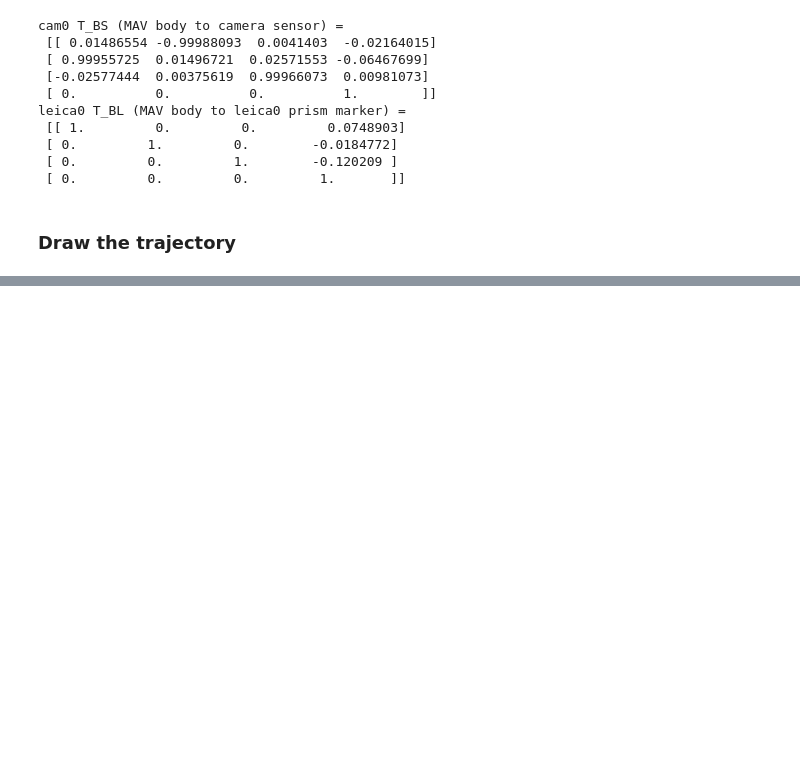
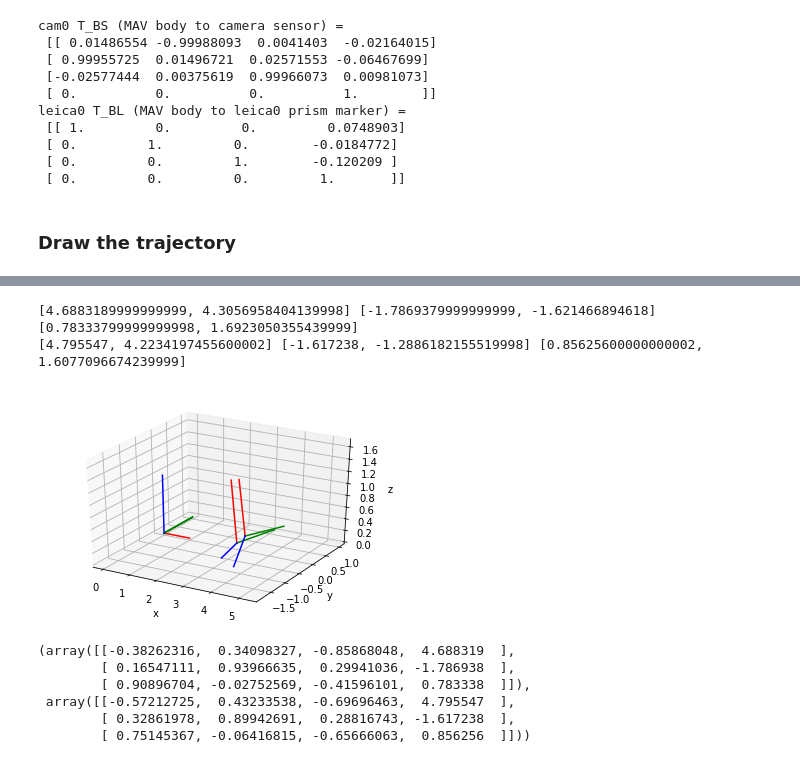
Before and after one commit to jinchenglee/EuRoC_MAV_dataset_tools, a Jupyter notebook: KLT_Monocular_VO.ipynb, the cells around one changed output, grey strips where cells are left out. Drawn from its saved outputs; the diff is of its cells as text; code cells hidden in the pictures; blank space fills up the shorter version.

```diff
--- a/KLT_Monocular_VO.ipynb
+++ b/KLT_Monocular_VO.ipynb
@@ -1210,0 +1216,73 @@ plt.show()
+# %%
+fig = plt.figure()
+ax = fig.gca(projection='3d')
+x = [0,1]
+y = [0,0]
+z = [0,0]
+ax.plot(x,y,z,c='r')
+x_ = T_WL[0][:,:-1].dot(np.array([0,0,0]).T)+T_WL[0][:,-1]
+y_ = T_WL[0][:,:-1].dot(np.array([1,0,0]).T)+T_WL[0][:,-1]
+x = [x_[0], y_[0]]
+y = [x_[1], y_[1]]
+z = [x_[2], y_[2]]
+print(x,y,z)
+ax.plot(x,y,z,c='r')
+x_ = T_WL[1650][:,:-1].dot(np.array([0,0,0]).T)+T_WL[1650][:,-1]
+y_ = T_WL[1650][:,:-1].dot(np.array([1,0,0]).T)+T_WL[1650][:,-1]
+x = [x_[0], y_[0]]
+y = [x_[1], y_[1]]
+z = [x_[2], y_[2]]
+print(x,y,z)
+ax.plot(x,y,z,c='r')
+
+
+x = [0,0,0]
+y = [0,1,0]
+z = [0,0,0]
+ax.plot(x,y,z,c='g')
+x_ = T_WL[0][:,:-1].dot(np.array([0,0,0]).T)+T_WL[0][:,-1]
+y_ = T_WL[0][:,:-1].dot(np.array([0,1,0]).T)+T_WL[0][:,-1]
+x = [x_[0], y_[0]]
+y = [x_[1], y_[1]]
+z = [x_[2], y_[2]]
+ax.plot(x,y,z,c='g')
+x_ = T_WL[1650][:,:-1].dot(np.array([0,0,0]).T)+T_WL[1650][:,-1]
+y_ = T_WL[1650][:,:-1].dot(np.array([0,1,0]).T)+T_WL[1650][:,-1]
+x = [x_[0], y_[0]]
+y = [x_[1], y_[1]]
+z = [x_[2], y_[2]]
+ax.plot(x,y,z,c='g')
+
+x = [0,0,0]
+y = [0,0,0]
+z = [0,0,1]
+ax.plot(x,y,z,c='b')
+x_ = T_WL[0][:,:-1].dot(np.array([0,0,0]).T)+T_WL[0][:,-1]
+y_ = T_WL[0][:,:-1].dot(np.array([0,0,1]).T)+T_WL[0][:,-1]
+x = [x_[0], y_[0]]
+y = [x_[1], y_[1]]
+z = [x_[2], y_[2]]
+ax.plot(x,y,z,c='b')
+x_ = T_WL[1650][:,:-1].dot(np.array([0,0,0]).T)+T_WL[1650][:,-1]
+y_ = T_WL[1650][:,:-1].dot(np.array([0,0,1]).T)+T_WL[1650][:,-1]
+x = [x_[0], y_[0]]
+y = [x_[1], y_[1]]
+z = [x_[2], y_[2]]
+ax.plot(x,y,z,c='b')
+
+
+ax.set_xlabel('x')
+ax.set_ylabel('y')
+ax.set_zlabel('z')
+plt.show()
+T_WL[0], T_WL[1650]
+# %% [output]
+[4.6883189999999999, 4.3056958404139998] [-1.7869379999999999, -1.621466894618] [0.78333799999999998, 1.6923050355439999]
+[4.795547, 4.2234197455600002] [-1.617238, -1.2886182155519998] [0.85625600000000002, 1.6077096674239999]
+[figure, added]
+(array([[-0.38262316,  0.34098327, -0.85868048,  4.688319  ],
+        [ 0.16547111,  0.93966635,  0.29941036, -1.786938  ],
+        [ 0.90896704, -0.02752569, -0.41596101,  0.783338  ]]),
+ array([[-0.57212725,  0.43233538, -0.69696463,  4.795547  ],
+        [ 0.32861978,  0.89942691,  0.28816743, -1.617238  ],
+        [ 0.75145367, -0.06416815, -0.65666063,  0.856256  ]]))
```
Also changed, not shown: parts of 4 cells of this notebook, 3 other files.
